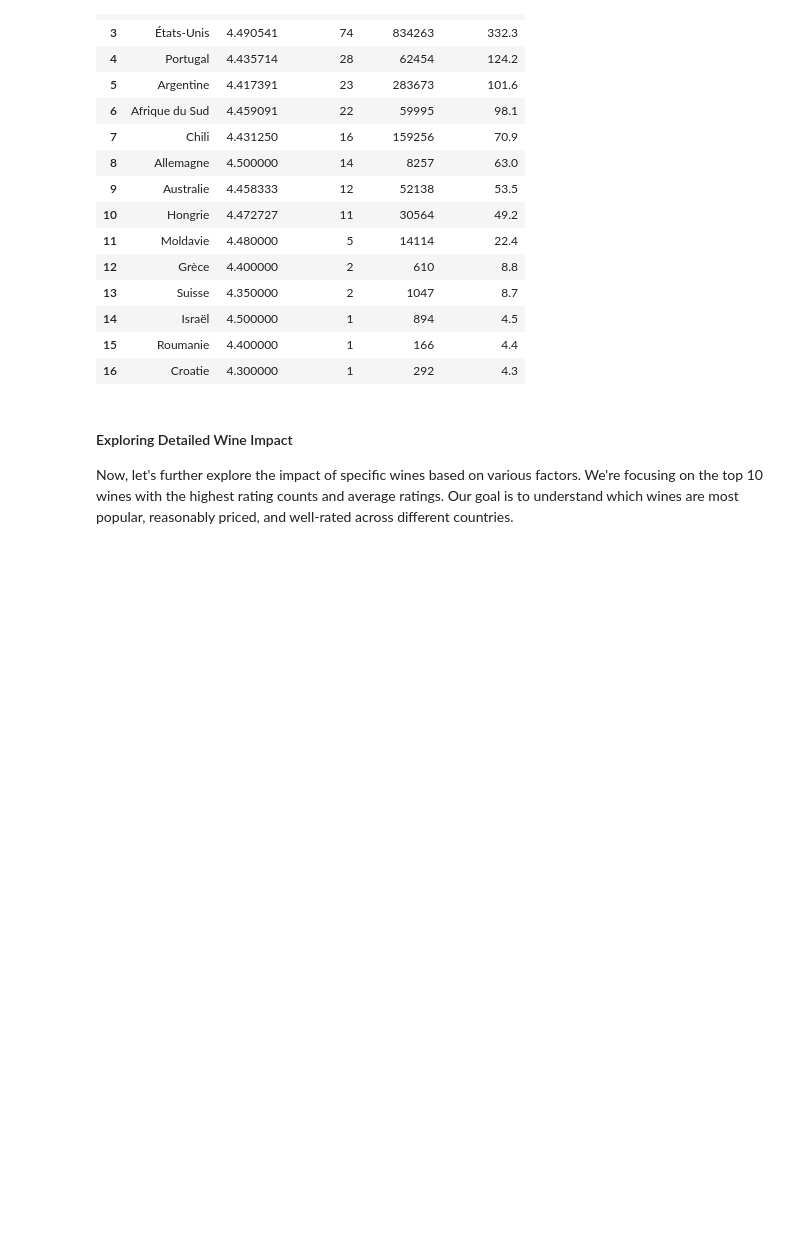
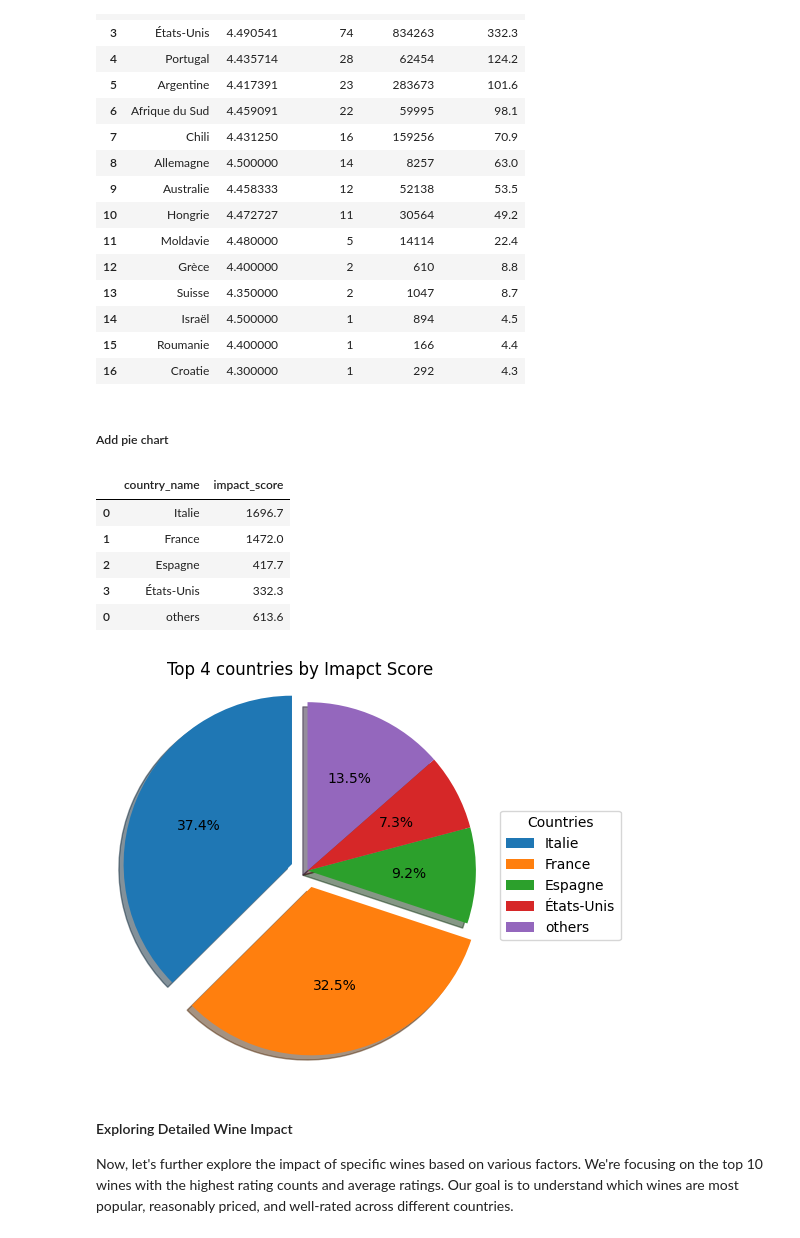
Before and after one commit to Finol12/Wiwinio-Project, a Jupyter notebook: notebooks/question_2.ipynb, the cells around one changed output. Saved outputs shown, nothing was run; the diff lists cells and outputs as text; code cells hidden in the pictures; blank space fills up the shorter version.

Commit message:
Add pie plot for Countries by Impact score in question_2 notebook

```diff
--- a/notebooks/question_2.ipynb
+++ b/notebooks/question_2.ipynb
@@ -174,6 +174,50 @@ db_connection.close()
 | 14 | Israël | 4.500000 | 1 | 894 | 4.5 |
 | 15 | Roumanie | 4.400000 | 1 | 166 | 4.4 |
 | 16 | Croatie | 4.300000 | 1 | 292 | 4.3 |
+# %% [markdown]
+##### Add pie chart
+# %%
+df_query_impact_score = df_query[["country_name", "impact_score"]]
+
+df_query_impact_score_top_4 = df_query_impact_score.iloc[0:4,:]
+
+new_row = {'country_name': ['others'], 'impact_score': [sum(df_query_impact_score.iloc[4:,1])]}
+df_query_impact_score_others = pd.DataFrame(new_row)
+df_query_impact_score_top_4_rest = pd.concat([df_query_impact_score_top_4, df_query_impact_score_others])
+
+df_query_impact_score_top_4_rest.reset_index(drop=True)
+
+display(df_query_impact_score_top_4_rest)
+df_query_impact_score_top_4_rest.to_csv("../data/csv/question_2_0b.csv")
+
+fig1, ax1 = plt.subplots(figsize=(5, 5))
+ax1.pie(
+    df_query_impact_score_top_4_rest["impact_score"],
+    labels=df_query_impact_score_top_4_rest["country_name"],
+    labeldistance = None,
+    explode = (0.1, 0.1, 0, 0, 0),
+    autopct='%1.1f%%',
+    shadow=True,
+    startangle=90
+)
+ax1.set_title('Top 4 countries by Imapct Score', loc='center')
+ax1.legend(
+    df_query_impact_score_top_4_rest["country_name"],
+    title="Countries",
+    loc="center left",
+    bbox_to_anchor = (1, 0.5)
+)
+ax1.axis('equal')  # Equal aspect ratio ensures that pie is drawn as a circle.
+
+plt.show()
+# %% [output]
+|  | country_name | impact_score |
+| 0 | Italie | 1696.7 |
+| 1 | France | 1472.0 |
+| 2 | Espagne | 417.7 |
+| 3 | États-Unis | 332.3 |
+| 0 | others | 613.6 |
+[figure, added]
 # %% [markdown]
 #### Exploring Detailed Wine Impact
 
```
Also changed, not shown: 1 other file.
